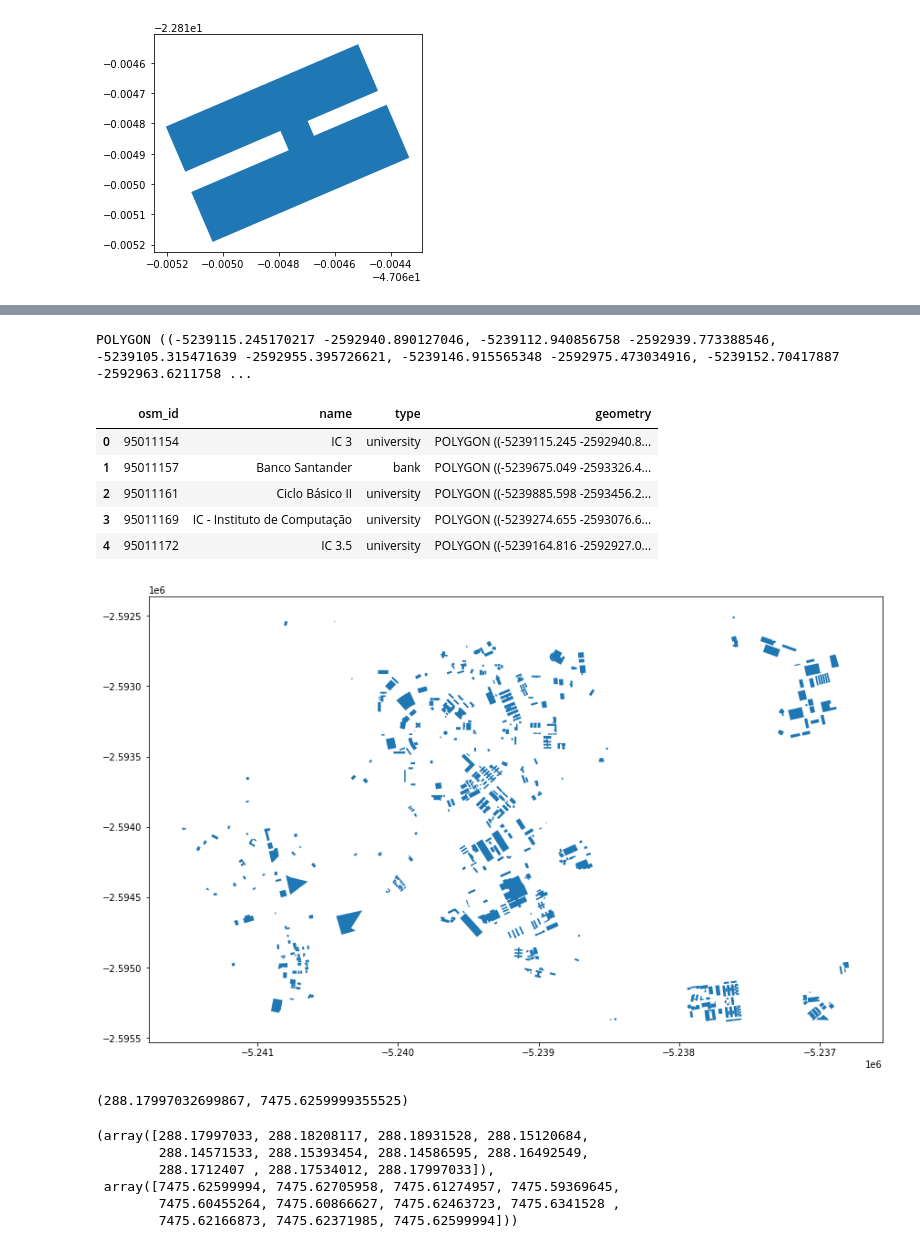
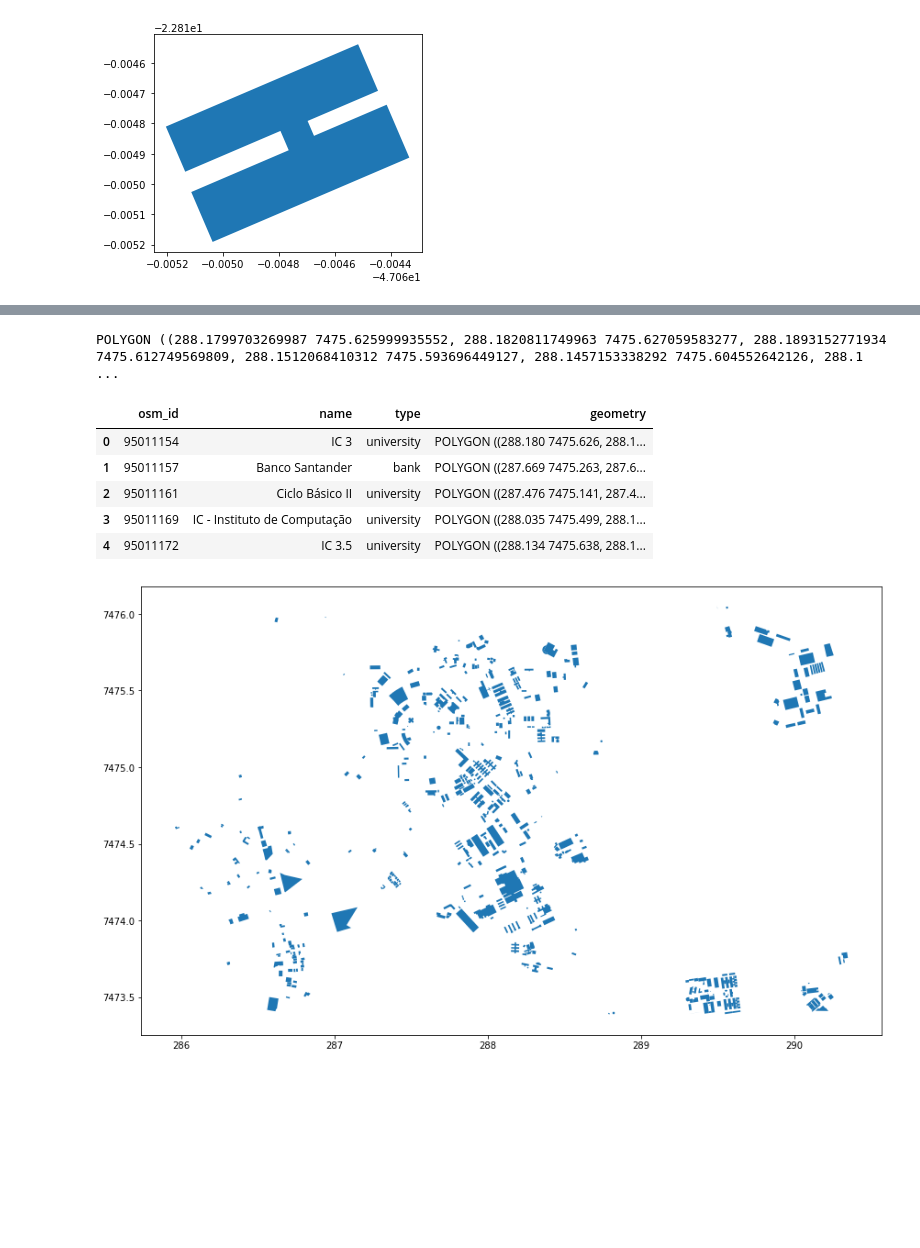
Before and after one commit to wasp-lahis/ns3-bmap, a Jupyter notebook: Geopandas-Unicamp.ipynb, the cells around one changed output, grey strips where cells are left out. Drawn from its saved outputs; the diff is of its cells as text; code cells hidden in the pictures; blank space fills up the shorter version.

Commit message:
plot unicamp map -> UTM cords (km)

```diff
--- a/Geopandas-Unicamp.ipynb
+++ b/Geopandas-Unicamp.ipynb
@@ -65,0 +69,9 @@ melb.head()
+# %%
+# mercator
+unicamp_dff = gpd.read_file('unicamp/shape/buildings.shp')
+
+# unicamp_utm_df = unicamp_ddf.to_crs(3395) # EPSG:3395
+# unicamp_utm_df = unicamp_dff.to_crs('+proj=utm +zone=23 +south +ellps=GRS80 +towgs84=0,0,0,0,0,0,0 +units=km +no_defs')
+unicamp_utm_df = unicamp_dff.to_crs('+proj=utm +zone=23 +south +ellps=WGS84 +datum=WGS84  +units=km +no_defs')
+
+unicamp_utm_df.crs
@@ -66,46 +92,13 @@ melb.head()
 # %%
-ax = cpr_gdf.plot(figsize=(17, 9))
-print(cpr_gdf.geometry.iloc[0])
-cpr_gdf.head()
+ax = unicamp_utm_df.plot(figsize=(17, 9))
+print(unicamp_utm_df.geometry.iloc[0])
+unicamp_utm_df.head()
 # %% [output]
-POLYGON ((-5239115.245170217 -2592940.890127046, -5239112.940856758 -2592939.773388546, -5239105.315471639 -2592955.395726621, -5239146.915565348 -2592975.473034916, -5239152.70417887 -2592963.6211758 ...
+POLYGON ((288.1799703269987 7475.625999935552, 288.1820811749963 7475.627059583277, 288.1893152771934 7475.612749569809, 288.1512068410312 7475.593696449127, 288.1457153338292 7475.604552642126, 288.1 ...
 |  | osm_id | name | type | geometry |
-| 0 | 95011154 | IC 3 | university | POLYGON ((-5239115.245 -2592940.8... |
-| 1 | 95011157 | Banco Santander | bank | POLYGON ((-5239675.049 -2593326.4... |
-| 2 | 95011161 | Ciclo Básico II | university | POLYGON ((-5239885.598 -2593456.2... |
-| 3 | 95011169 | IC - Instituto de Computação | university | POLYGON ((-5239274.655 -2593076.6... |
-| 4 | 95011172 | IC 3.5 | university | POLYGON ((-5239164.816 -2592927.0... |
+| 0 | 95011154 | IC 3 | university | POLYGON ((288.180 7475.626, 288.1... |
+| 1 | 95011157 | Banco Santander | bank | POLYGON ((287.669 7475.263, 287.6... |
+| 2 | 95011161 | Ciclo Básico II | university | POLYGON ((287.476 7475.141, 287.4... |
+| 3 | 95011169 | IC - Instituto de Computação | university | POLYGON ((288.035 7475.499, 288.1... |
+| 4 | 95011172 | IC 3.5 | university | POLYGON ((288.134 7475.638, 288.1... |
-[figure, old version]
+[figure, new version]
-# %%
-# https://ocefpaf.github.io/python4oceanographers/blog/2013/12/16/utm/
-# https://cursos.alura.com.br/forum/topico-erro-ao-reprojetar-usando-a-funcao-to_crs-77139
-import pyproj
-
-myProj = pyproj.Proj('+proj=utm +zone=23 +south +ellps=GRS80 +towgs84=0,0,0,0,0,0,0 +units=km +no_defs')
-print
-myProj = pyproj.Proj('+proj=utm +zone=23 +south +ellps=WGS84 +towgs84=0,0,0,0,0,0,0 +units=km +no_defs')
-# myProj = pyproj.Proj(proj='utm', zone=23, ellps='WGS84', datum='WGS84', preserve_units=True)
-
-lon, lat = myProj(-47.063773 ,-22.8136798, inverse=False)
-lon,lat
-# %% [output]
-(288.17997032699867, 7475.6259999355525)
-# %%
-import pandas as pd
-import numpy as np
-
-x = (-22.8136798, -22.8136705, -22.8138006, -22.8139678, -22.8138691, -22.813833, -22.8136878, -22.8136043, -22.8137178, -22.8136998, -22.8136798 )
-y = (-47.063773, -47.0637523, -47.0636838, -47.0640575, -47.0641095, -47.0640289, -47.0641053, -47.0639184, -47.0638586, -47.0638184, -47.063773 )
-
-
-df = pd.DataFrame(np.c_[x, y], columns=['lat', 'lng'])
-lng, lat = myProj(df['lng'].values, df['lat'].values, inverse=False)
-
-lng, lat
-# %% [output]
-(array([288.17997033, 288.18208117, 288.18931528, 288.15120684,
-        288.14571533, 288.15393454, 288.14586595, 288.16492549,
-        288.1712407 , 288.17534012, 288.17997033]),
- array([7475.62599994, 7475.62705958, 7475.61274957, 7475.59369645,
-        7475.60455264, 7475.60866627, 7475.62463723, 7475.6341528 ,
-        7475.62166873, 7475.62371985, 7475.62599994]))
```
Also changed, not shown: parts of 7 cells of this notebook.
